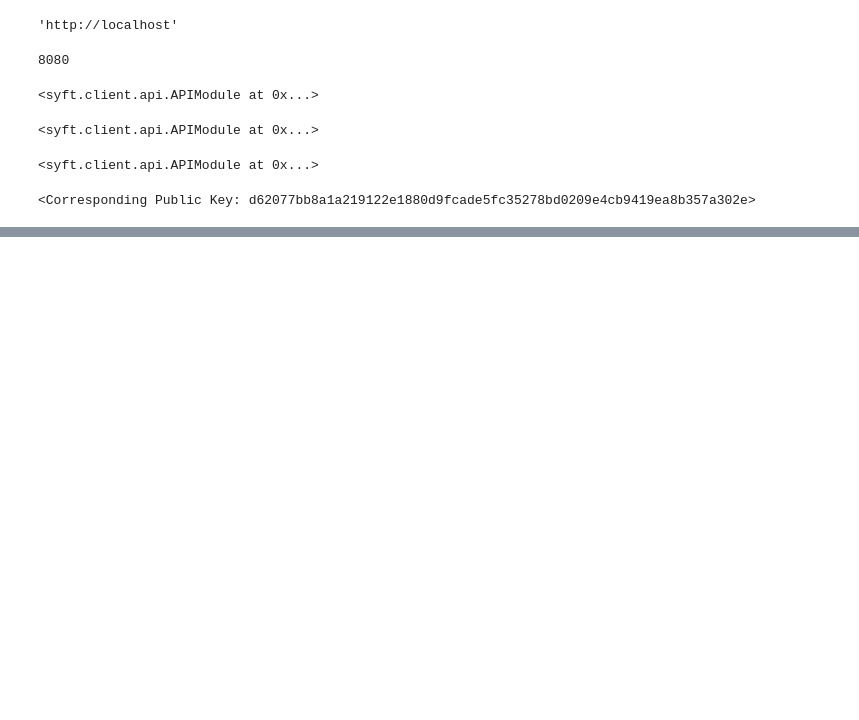
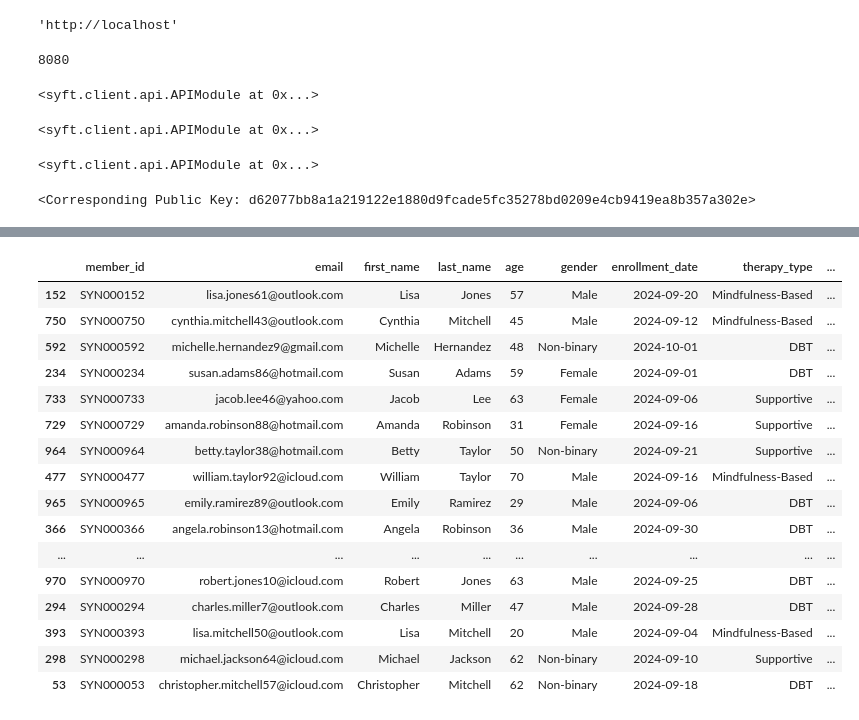
Before and after one commit to sicktastic/tardis-pysyft-openmined, a Jupyter notebook: tardis.ipynb, the cells around one changed output, grey strips where cells are left out. Cells and saved outputs as stored; diff of their text form; code cells hidden in the pictures; blank space fills up the shorter version.

```diff
--- a/tardis.ipynb
+++ b/tardis.ipynb
@@ -85,0 +92,2 @@ df.head(50)
+# %%
+phq_mock = pd.read_csv("phq9_mock_data.csv")
@@ -85,0 +161,20 @@ df.head(50)
+# %%
+phq_mock.sample(n=20)
+# %% [output]
+|  | member_id | email | first_name | last_name | age | gender | enrollment_date | therapy_type | ... |
+| 152 | SYN000152 | lisa.jones61@outlook.com | Lisa | Jones | 57 | Male | 2024-09-20 | Mindfulness-Based | ... |
+| 750 | SYN000750 | cynthia.mitchell43@outlook.com | Cynthia | Mitchell | 45 | Male | 2024-09-12 | Mindfulness-Based | ... |
+| 592 | SYN000592 | michelle.hernandez9@gmail.com | Michelle | Hernandez | 48 | Non-binary | 2024-10-01 | DBT | ... |
+| 234 | SYN000234 | susan.adams86@hotmail.com | Susan | Adams | 59 | Female | 2024-09-01 | DBT | ... |
+| 733 | SYN000733 | jacob.lee46@yahoo.com | Jacob | Lee | 63 | Female | 2024-09-06 | Supportive | ... |
+| 729 | SYN000729 | amanda.robinson88@hotmail.com | Amanda | Robinson | 31 | Female | 2024-09-16 | Supportive | ... |
+| 964 | SYN000964 | betty.taylor38@hotmail.com | Betty | Taylor | 50 | Non-binary | 2024-09-21 | Supportive | ... |
+| 477 | SYN000477 | william.taylor92@icloud.com | William | Taylor | 70 | Male | 2024-09-16 | Mindfulness-Based | ... |
+| 965 | SYN000965 | emily.ramirez89@outlook.com | Emily | Ramirez | 29 | Male | 2024-09-06 | DBT | ... |
+| 366 | SYN000366 | angela.robinson13@hotmail.com | Angela | Robinson | 36 | Male | 2024-09-30 | DBT | ... |
+| ... | ... | ... | ... | ... | ... | ... | ... | ... | ... |
+| 970 | SYN000970 | robert.jones10@icloud.com | Robert | Jones | 63 | Male | 2024-09-25 | DBT | ... |
+| 294 | SYN000294 | charles.miller7@outlook.com | Charles | Miller | 47 | Male | 2024-09-28 | DBT | ... |
+| 393 | SYN000393 | lisa.mitchell50@outlook.com | Lisa | Mitchell | 20 | Male | 2024-09-04 | Mindfulness-Based | ... |
+| 298 | SYN000298 | michael.jackson64@icloud.com | Michael | Jackson | 62 | Non-binary | 2024-09-10 | Supportive | ... |
+| 53 | SYN000053 | christopher.mitchell57@icloud.com | Christopher | Mitchell | 62 | Non-binary | 2024-09-18 | DBT | ... |
```
Also changed, not shown: parts of 11 cells of this notebook, 4 other files.
